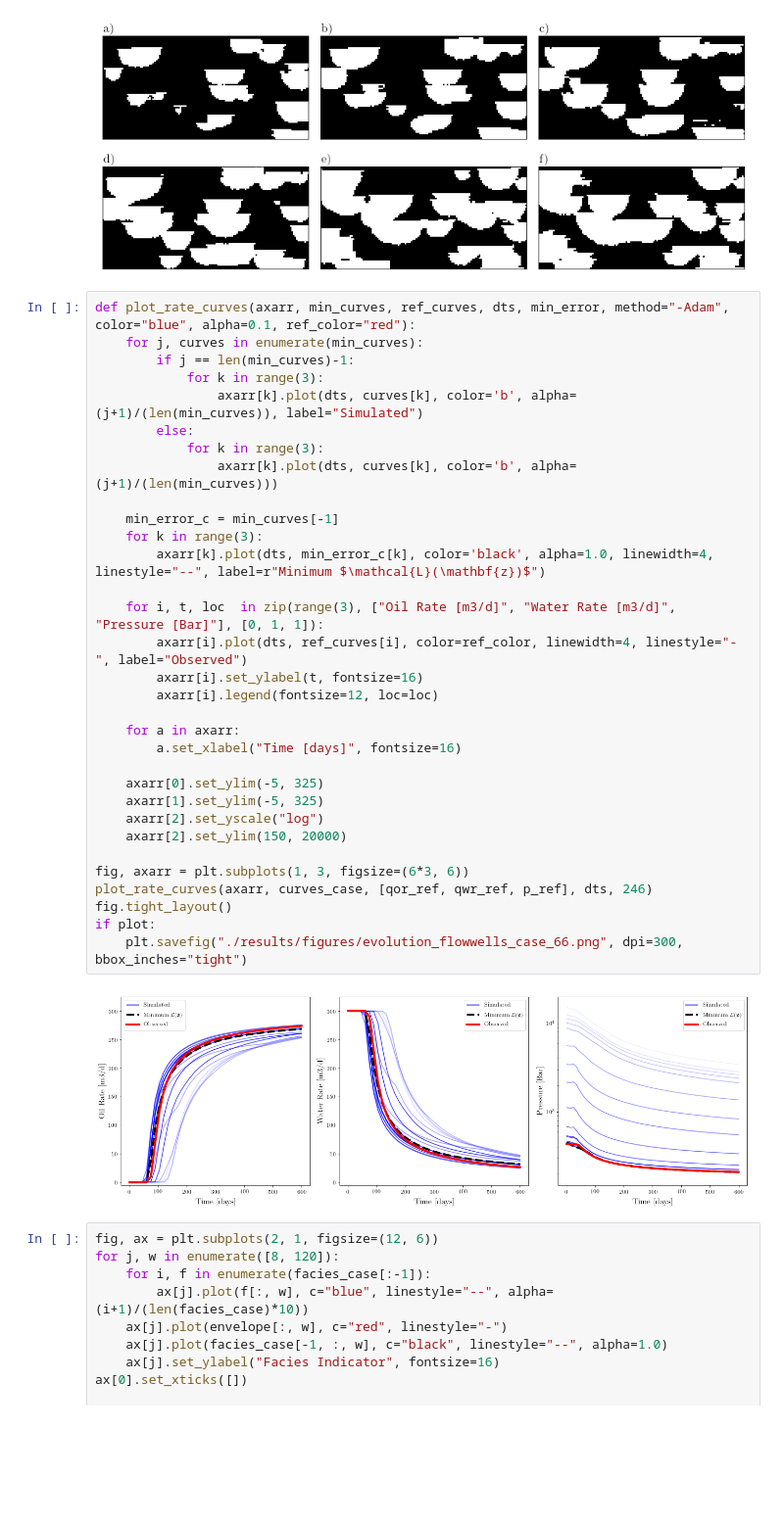
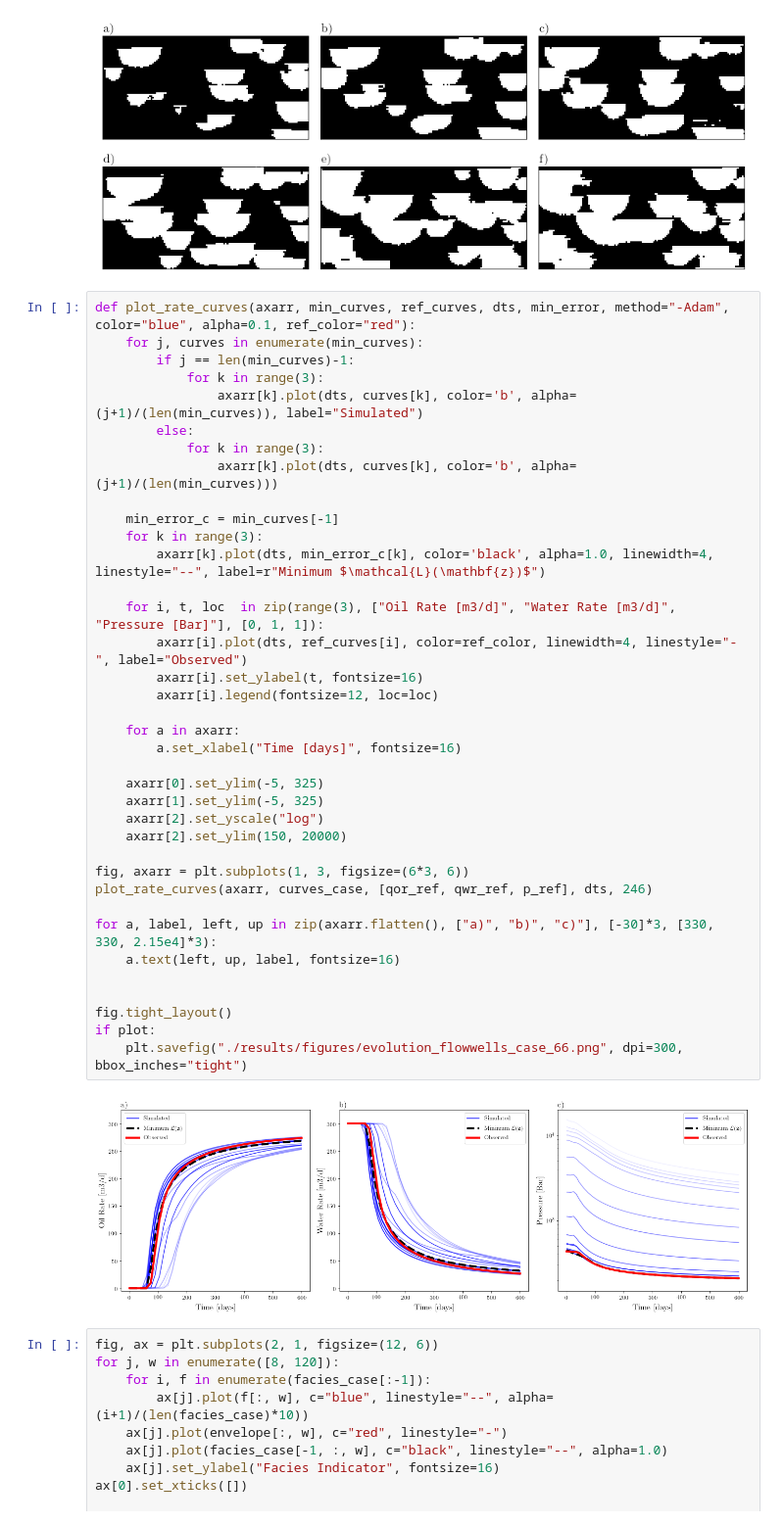
Before and after one commit to LukasMosser/DeepFlow, a Jupyter notebook: results/Evolution of Example Graph.ipynb, the cells around one changed output. Shown at 98% size. Drawn from its saved outputs; the diff is of its cells as text; blank space fills up the shorter version.

Commit message:
updated plot with letters

```diff
--- a/results/Evolution of Example Graph.ipynb
+++ b/results/Evolution of Example Graph.ipynb
@@ -158,34 +158,39 @@ def plot_rate_curves(axarr, min_curves, ref_curves, dts, min_error, method="-Ada
         if j == len(min_curves)-1:
             for k in range(3):
                 axarr[k].plot(dts, curves[k], color='b', alpha=(j+1)/(len(min_curves)), label="Simulated")
         else:
             for k in range(3):
                 axarr[k].plot(dts, curves[k], color='b', alpha=(j+1)/(len(min_curves)))
 
     min_error_c = min_curves[-1]
     for k in range(3):
         axarr[k].plot(dts, min_error_c[k], color='black', alpha=1.0, linewidth=4, linestyle="--", label=r"Minimum $\mathcal{L}(\mathbf{z})$")
 
     for i, t, loc  in zip(range(3), ["Oil Rate [m3/d]", "Water Rate [m3/d]", "Pressure [Bar]"], [0, 1, 1]):
         axarr[i].plot(dts, ref_curves[i], color=ref_color, linewidth=4, linestyle="-", label="Observed")
         axarr[i].set_ylabel(t, fontsize=16)
         axarr[i].legend(fontsize=12, loc=loc)
 
     for a in axarr:
         a.set_xlabel("Time [days]", fontsize=16)
 
     axarr[0].set_ylim(-5, 325)
     axarr[1].set_ylim(-5, 325)
     axarr[2].set_yscale("log")
     axarr[2].set_ylim(150, 20000)
 
 fig, axarr = plt.subplots(1, 3, figsize=(6*3, 6))
 plot_rate_curves(axarr, curves_case, [qor_ref, qwr_ref, p_ref], dts, 246)
+
+for a, label, left, up in zip(axarr.flatten(), ["a)", "b)", "c)"], [-30]*3, [330, 330, 2.15e4]*3):
+    a.text(left, up, label, fontsize=16)
+
+
 fig.tight_layout()
 if plot:
     plt.savefig("./results/figures/evolution_flowwells_case_66.png", dpi=300, bbox_inches="tight")
 # %% [output]
-[figure, old version]
+[figure, new version]
 # %%
 fig, ax = plt.subplots(2, 1, figsize=(12, 6))
 for j, w in enumerate([8, 120]):
```
